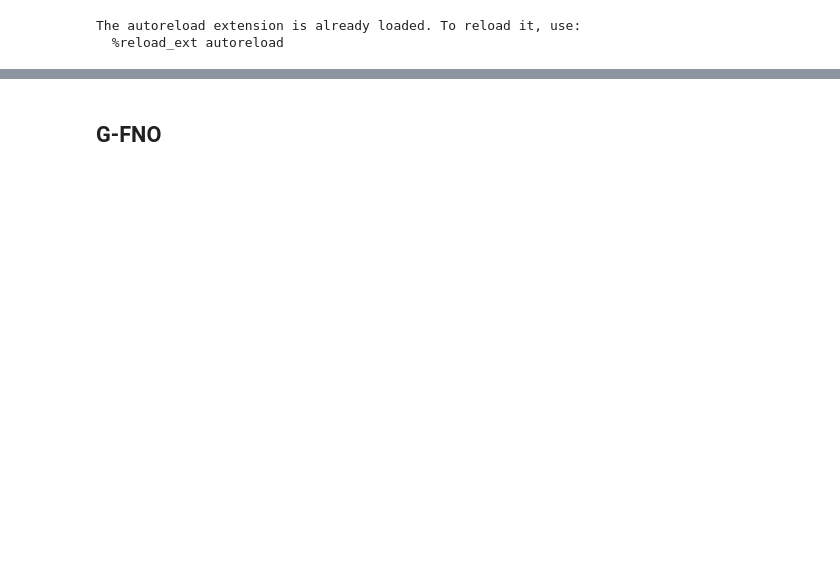
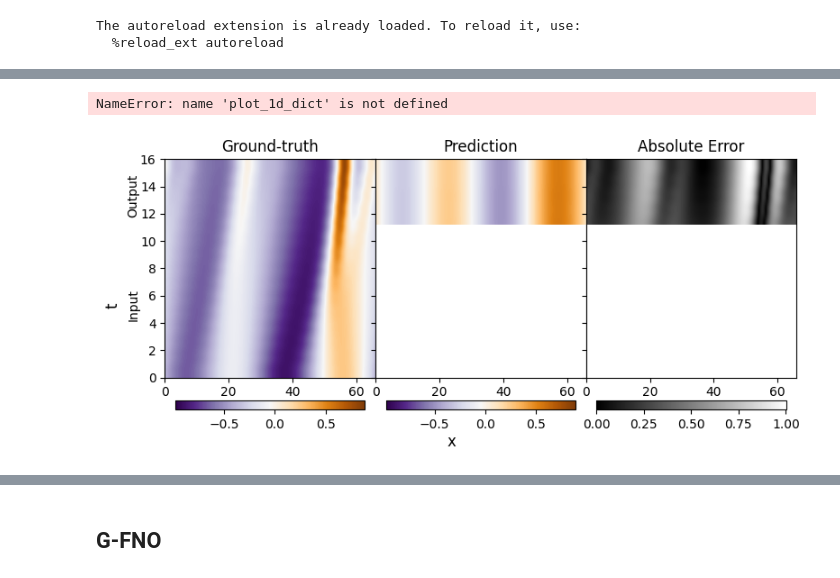
Before and after one commit to elidub/SymPDE, a Jupyter notebook: notebooks/run.ipynb, the cells around one changed output, grey strips where cells are left out. Cells and saved outputs as stored; diff of their text form; code cells hidden in the pictures; blank space fills up the shorter version.

```diff
--- a/notebooks/run.ipynb
+++ b/notebooks/run.ipynb
@@ -131,4 +109,0 @@ model.eval()
-# %%
-model = model.eval()
-y_pred, y = model(batch)
-y_pred = y_pred.detach().cpu().numpy()
@@ -138,0 +110,16 @@ model.log_fig(batch, y_pred.detach())
+# %%
+def flip_batch(batch):
+    batch_flipped = batch.copy()
+    batch_flipped[0] = batch_flipped[0].flip(2)
+    return batch_flipped
+
+def flip_y(y):
+    y_flipped = y.clone()
+    y_flipped = y_flipped.flip(2)
+    return y_flipped
+
+def pred(batch):
+    y_pred, y = model(batch)
+    y_pred = y_pred.detach()
+    y = y.detach()
+    return y_pred, y
@@ -138,0 +146,12 @@ model.log_fig(batch, y_pred.detach())
+# %%
+plots_dict = {
+    'y_flips' : [y_pred_flipped1, y_pred_flipped2, y_pred_flipped1-y_pred_flipped2]
+}
+
+plot_1d_dict(plots_dict)
+# %% [output]
+NameError: name 'plot_1d_dict' is not defined
+# %%
+model.log_fig(batch_flipped, y_pred_flipped1)
+# %% [output]
+[figure, added]
```
Also changed, not shown: parts of 22 cells of this notebook, 7 other files.
